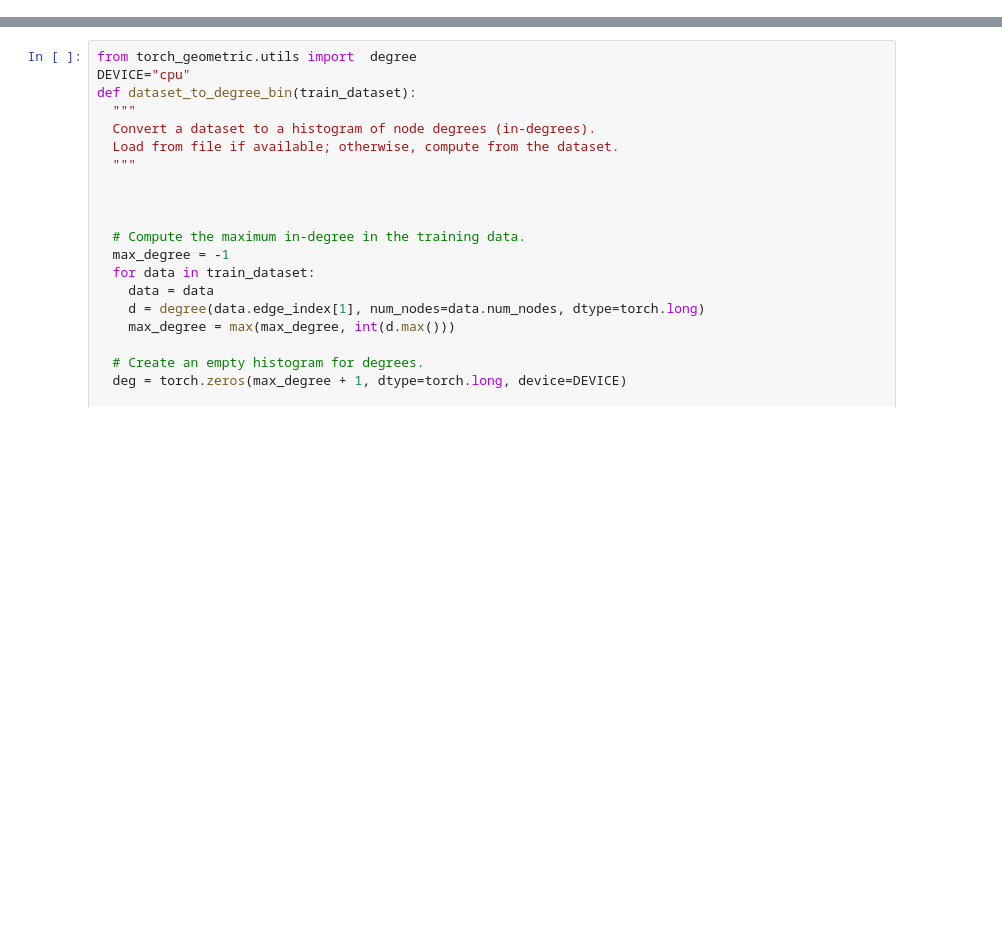
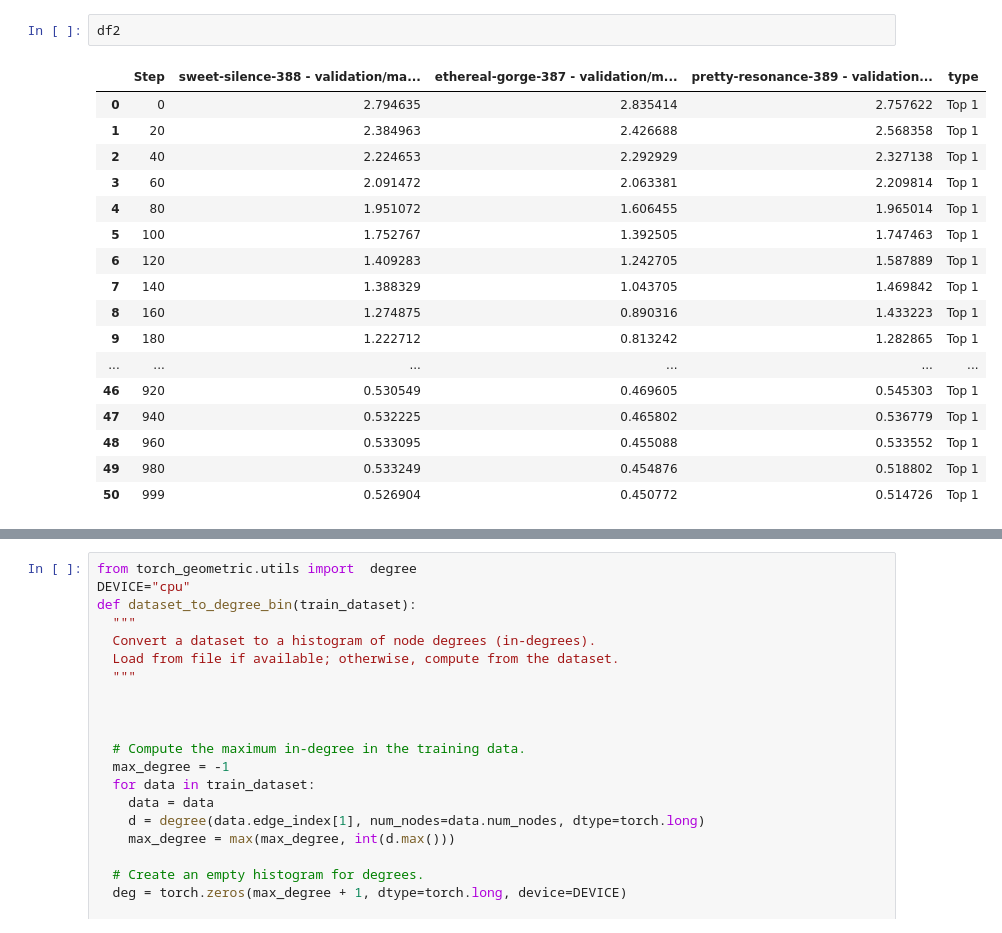
Before and after one commit to mcunow/graph-matching, a Jupyter notebook: src/main.ipynb, the cells around one changed output, grey strips where cells are left out. Drawn from its saved outputs; the diff is of its cells as text; blank space fills up the shorter version.

```diff
--- a/src/main.ipynb
+++ b/src/main.ipynb
@@ -245,0 +313,20 @@ def compute_gradients(model):
+# %%
+df2
+# %% [output]
+|  | Step | sweet-silence-388 - validation/ma... | ethereal-gorge-387 - validation/m... | pretty-resonance-389 - validation... | type |
+| 0 | 0 | 2.794635 | 2.835414 | 2.757622 | Top 1 |
+| 1 | 20 | 2.384963 | 2.426688 | 2.568358 | Top 1 |
+| 2 | 40 | 2.224653 | 2.292929 | 2.327138 | Top 1 |
+| 3 | 60 | 2.091472 | 2.063381 | 2.209814 | Top 1 |
+| 4 | 80 | 1.951072 | 1.606455 | 1.965014 | Top 1 |
+| 5 | 100 | 1.752767 | 1.392505 | 1.747463 | Top 1 |
+| 6 | 120 | 1.409283 | 1.242705 | 1.587889 | Top 1 |
+| 7 | 140 | 1.388329 | 1.043705 | 1.469842 | Top 1 |
+| 8 | 160 | 1.274875 | 0.890316 | 1.433223 | Top 1 |
+| 9 | 180 | 1.222712 | 0.813242 | 1.282865 | Top 1 |
+| ... | ... | ... | ... | ... | ... |
+| 46 | 920 | 0.530549 | 0.469605 | 0.545303 | Top 1 |
+| 47 | 940 | 0.532225 | 0.465802 | 0.536779 | Top 1 |
+| 48 | 960 | 0.533095 | 0.455088 | 0.533552 | Top 1 |
+| 49 | 980 | 0.533249 | 0.454876 | 0.518802 | Top 1 |
+| 50 | 999 | 0.526904 | 0.450772 | 0.514726 | Top 1 |
```
Also changed, not shown: parts of 111 cells of this notebook, 14 other files.
